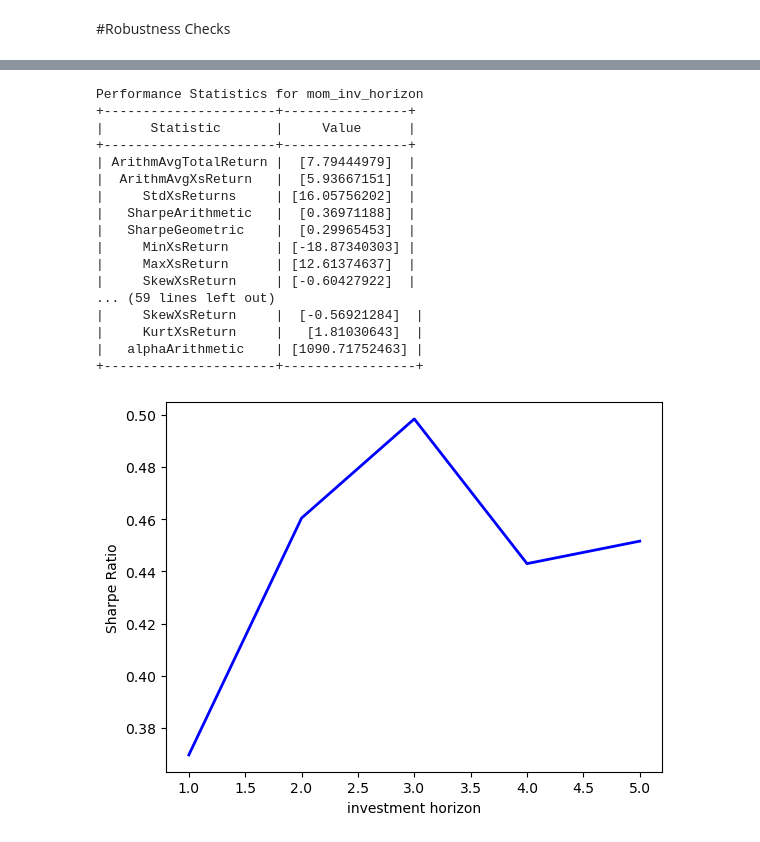
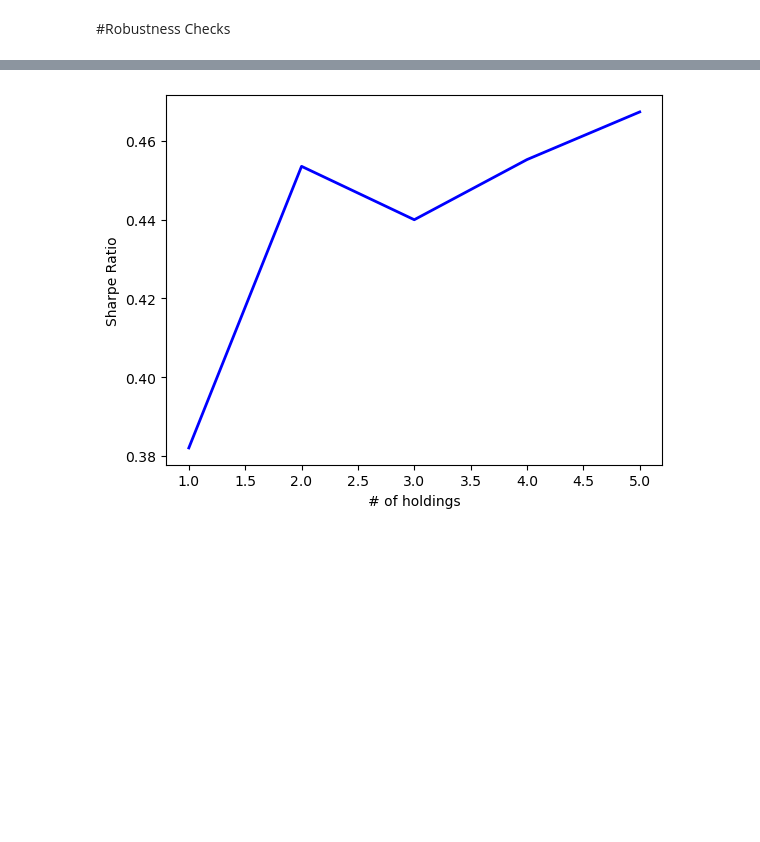
Before and after one commit to fabian-mugrauer/SPX-Industry-Momentum, a Jupyter notebook: notebooks/SPX_Industry_Momentum.ipynb, the cells around one changed output, grey strips where cells are left out. Saved outputs shown, nothing was run; the diff lists cells and outputs as text; code cells hidden in the pictures; blank space fills up the shorter version.

```diff
--- a/notebooks/SPX_Industry_Momentum.ipynb
+++ b/notebooks/SPX_Industry_Momentum.ipynb
@@ -318,8 +172,6 @@ def summarizePerformance(xsReturns, Rf, factorXsReturns, annualizationFactor, st
     KurtXsReturn = kurtosis(xsReturns, axis=0)
     alphaArithmetic = annualizationFactor * 100 * betas[0]
 
-    print(f'Performance Statistics for {txt}')
-
     # Create table
     x = PrettyTable()
     x.field_names = ["Statistic", "Value"]
@@ -335,9 +187,7 @@ def summarizePerformance(xsReturns, Rf, factorXsReturns, annualizationFactor, st
     x.add_row(["KurtXsReturn", KurtXsReturn])
     x.add_row(["alphaArithmetic", alphaArithmetic])
 
-    print(x)
-
-    return (ArithmAvgTotalReturn, ArithmAvgXsReturn, StdXsReturns, SharpeArithmetic, MinXsReturn, MaxXsReturn, SkewXsReturn, KurtXsReturn, alphaArithmetic, tvaluealpha, betas)
+    return (ArithmAvgTotalReturn, ArithmAvgXsReturn, StdXsReturns, SharpeArithmetic, MinXsReturn, MaxXsReturn, SkewXsReturn, KurtXsReturn, alphaArithmetic, tvaluealpha, betas, x)
 # %% [markdown]
 #Load the data
 # %%
@@ -465,8 +279,8 @@ sharpRatio_mom_lb_loop = [0] * len(lookback_period_loop)
 
 # Iterate over the lookback periods
 for i, lb_period in enumerate(lookback_period_loop):
-    _, xsReturns_mom_TC_lb, _, _ = pmpBacktestMomentum(returns_d, rf_d, numericDate_d, lb_period, lookback_period_end, holding_period, tradingLag, startMonth, nLong, nShort, trx_cost)
-    _, _, _, sharpRatio_mom, _, _, _, _, _, _, _ = summarizePerformance(xsReturns_mom_TC_lb, rf_d_monthly, returns_SPX_monthly, 12, startMonth, "Momentum")
+    xsReturns_mom_TC_lb, _, _ = momentum.backtest_momentum(returns_m, rf_m, lb_period, lookback_period_end, holding_period, startMonth, nLong, nShort, trx_cost)
+    _, _, _, sharpRatio_mom, _, _, _, _, _, _, _, _ = summarizePerformance(xsReturns_mom_TC_lb, rf_d_monthly, returns_SPX_monthly, 12, startMonth, "Momentum")
 
     sharpRatio_mom_lb_loop[i] = sharpRatio_mom
 
@@ -514,20 +294,21 @@ Performance Statistics for Momentum
 [figure]
 # %%
 # Define parameters and initialize empty lists or arrays
-lookback_period_loop = range(3, 13)
-sharpRatio_mom_lb_loop = [0] * len(lookback_period_loop)
+investment_horizon_loop = range(1, 6)
+sharpRatio_investment_horizon_loop = [0] * len(investment_horizon_loop)
 
-# Iterate over the lookback periods
-for i, lb_period in enumerate(lookback_period_loop):
-    _, xsReturns_mom_TC_lb, _, _ = pmpBacktestMomentum(returns_d, rf_d, numericDate_d, lb_period, lookback_period_end, holding_period, tradingLag, startMonth, nLong, nShort, trx_cost)
-    _, _, _, sharpRatio_mom, _, _, _, _, _, _, _ = summarizePerformance(xsReturns_mom_TC_lb, rf_d_monthly, returns_SPX_monthly, 12, startMonth, "Momentum")
+# Iterate over the investment horizons
+for i, inv_horizon in enumerate(investment_horizon_loop):
+    # Based on your MATLAB code, lookback period start is fixed at 9, lookback period end is fixed at 1
+    xsReturns_mom_TC_IH, _, _ = momentum.backtest_momentum(returns_m, rf_m, lb_period, lookback_period_end, inv_horizon, startMonth, nLong, nShort, trx_cost)
+    _, _, _, sharpRatio_mom, _, _, _, _, _, _, _, _= summarizePerformance(xsReturns_mom_TC_IH, rf_d_monthly, returns_SPX_monthly, 12, startMonth, 'mom_inv_horizon')
 
-    sharpRatio_mom_lb_loop[i] = sharpRatio_mom
+    sharpRatio_investment_horizon_loop[i] = sharpRatio_mom
 
 # Plot the results
 plt.figure()
-plt.plot(lookback_period_loop, sharpRatio_mom_lb_loop, linewidth=myLineWidth, color=RobustnessCheckColor)
-plt.xlabel("lookback period")
+plt.plot(investment_horizon_loop, sharpRatio_investment_horizon_loop, linewidth=myLineWidth, color=RobustnessCheckColor)
+plt.xlabel("investment horizon")
 plt.ylabel("Sharpe Ratio")
 plt.show()
 # %% [output]
@@ -552,38 +316,21 @@ Performance Statistics for Momentum
 # %%
 # Define parameters and initialize empty lists or arrays
-investment_horizon_loop = range(1, 6)
-sharpRatio_investment_horizon_loop = [0] * len(investment_horizon_loop)
+holdings_loop = range(1, 6)
+sharpRatio_holdings_loop = [0] * len(holdings_loop)
 
 # Iterate over the investment horizons
-for i, inv_horizon in enumerate(investment_horizon_loop):
+for i, holdings in enumerate(holdings_loop):
     # Based on your MATLAB code, lookback period start is fixed at 9, lookback period end is fixed at 1
-    _, xsReturns_mom_TC_lb, _, _ = pmpBacktestMomentum(returns_d, rf_d, numericDate_d, lookback_period_start, lookback_period_end, inv_horizon, tradingLag, startMonth, nLong, nShort, trx_cost)
-    _, _, _, sharpRatio_mom, _, _, _, _, _, _, _ = summarizePerformance(xsReturns_mom_TC_lb, rf_d_monthly, returns_SPX_monthly, 12, startMonth, 'mom_inv_horizon')
+    xsReturns_mom_TC_holdings, _, _ = momentum.backtest_momentum(returns_m, rf_m, lb_period, lookback_period_end, inv_horizon, startMonth, holdings, nShort, trx_cost)
+    _, _, _, sharpRatio_mom, _, _, _, _, _, _, _, _ = summarizePerformance(xsReturns_mom_TC_holdings, rf_d_monthly, returns_SPX_monthly, 12, startMonth, 'mom_inv_horizon')
 
-    sharpRatio_investment_horizon_loop[i] = sharpRatio_mom
+    sharpRatio_holdings_loop[i] = sharpRatio_mom
 
 # Plot the results
 plt.figure()
-plt.plot(investment_horizon_loop, sharpRatio_investment_horizon_loop, linewidth=myLineWidth, color=RobustnessCheckColor)
-plt.xlabel("investment horizon")
+plt.plot(holdings_loop, sharpRatio_holdings_loop, linewidth=myLineWidth, color=RobustnessCheckColor)
+plt.xlabel("# of holdings")
 plt.ylabel("Sharpe Ratio")
 plt.show()
 # %% [output]
-Performance Statistics for mom_inv_horizon
-+----------------------+----------------+
-|      Statistic       |     Value      |
-+----------------------+----------------+
-| ArithmAvgTotalReturn |  [7.79444979]  |
-|  ArithmAvgXsReturn   |  [5.93667151]  |
-|     StdXsReturns     | [16.05756202]  |
-|   SharpeArithmetic   |  [0.36971188]  |
-|   SharpeGeometric    |  [0.29965453]  |
-|     MinXsReturn      | [-18.87340303] |
-|     MaxXsReturn      | [12.61374637]  |
-|     SkewXsReturn     | [-0.60427922]  |
-... (59 lines left out)
-|     SkewXsReturn     |  [-0.56921284]  |
-|     KurtXsReturn     |   [1.81030643]  |
-|   alphaArithmetic    | [1090.71752463] |
-+----------------------+-----------------+
-[figure, old version]
+[figure, new version]
```
Also changed, not shown: parts of 27 cells of this notebook.
